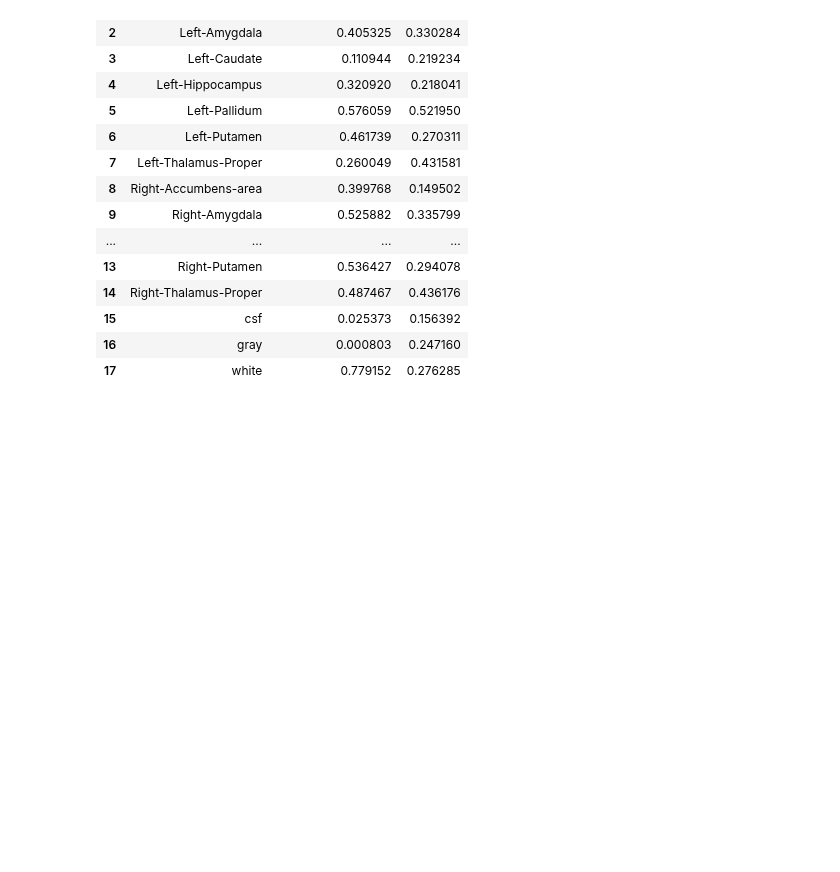
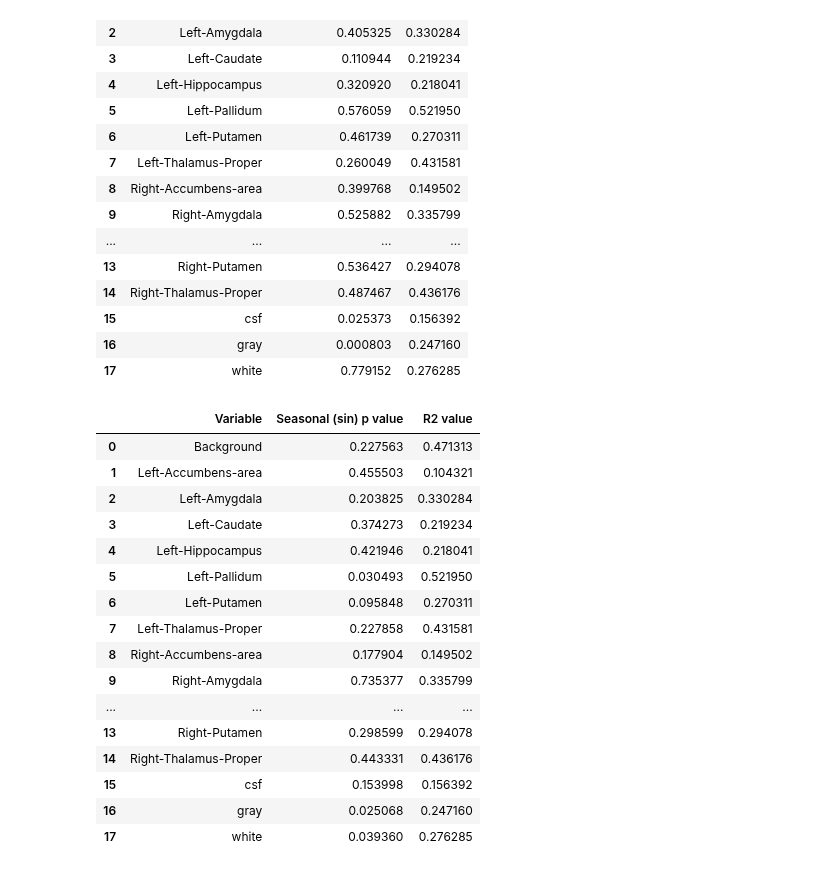
Before and after one commit to proj-nuisance/nuisance, a Jupyter notebook: ipy/nuisance_real_data.ipynb, the cells around one changed output. Cells and saved outputs as stored; diff of their text form; code cells hidden in the pictures; blank space fills up the shorter version.

```diff
--- a/ipy/nuisance_real_data.ipynb
+++ b/ipy/nuisance_real_data.ipynb
@@ -368,3 +371,23 @@ scrape_var_significance(targets, 'snr_total_qa', July17_df)
 | 15 | csf | 0.025373 | 0.156392 |
 | 16 | gray | 0.000803 | 0.247160 |
 | 17 | white | 0.779152 | 0.276285 |
+# %%
+scrape_var_significance(targets, 'Seasonal (sin)', July17_df)
+# %% [output]
+|  | Variable | Seasonal (sin) p value | R2 value |
+| 0 | Background | 0.227563 | 0.471313 |
+| 1 | Left-Accumbens-area | 0.455503 | 0.104321 |
+| 2 | Left-Amygdala | 0.203825 | 0.330284 |
+| 3 | Left-Caudate | 0.374273 | 0.219234 |
+| 4 | Left-Hippocampus | 0.421946 | 0.218041 |
+| 5 | Left-Pallidum | 0.030493 | 0.521950 |
+| 6 | Left-Putamen | 0.095848 | 0.270311 |
+| 7 | Left-Thalamus-Proper | 0.227858 | 0.431581 |
+| 8 | Right-Accumbens-area | 0.177904 | 0.149502 |
+| 9 | Right-Amygdala | 0.735377 | 0.335799 |
+| ... | ... | ... | ... |
+| 13 | Right-Putamen | 0.298599 | 0.294078 |
+| 14 | Right-Thalamus-Proper | 0.443331 | 0.436176 |
+| 15 | csf | 0.153998 | 0.156392 |
+| 16 | gray | 0.025068 | 0.247160 |
+| 17 | white | 0.039360 | 0.276285 |
```
Also changed, not shown: parts of 4 cells of this notebook.
